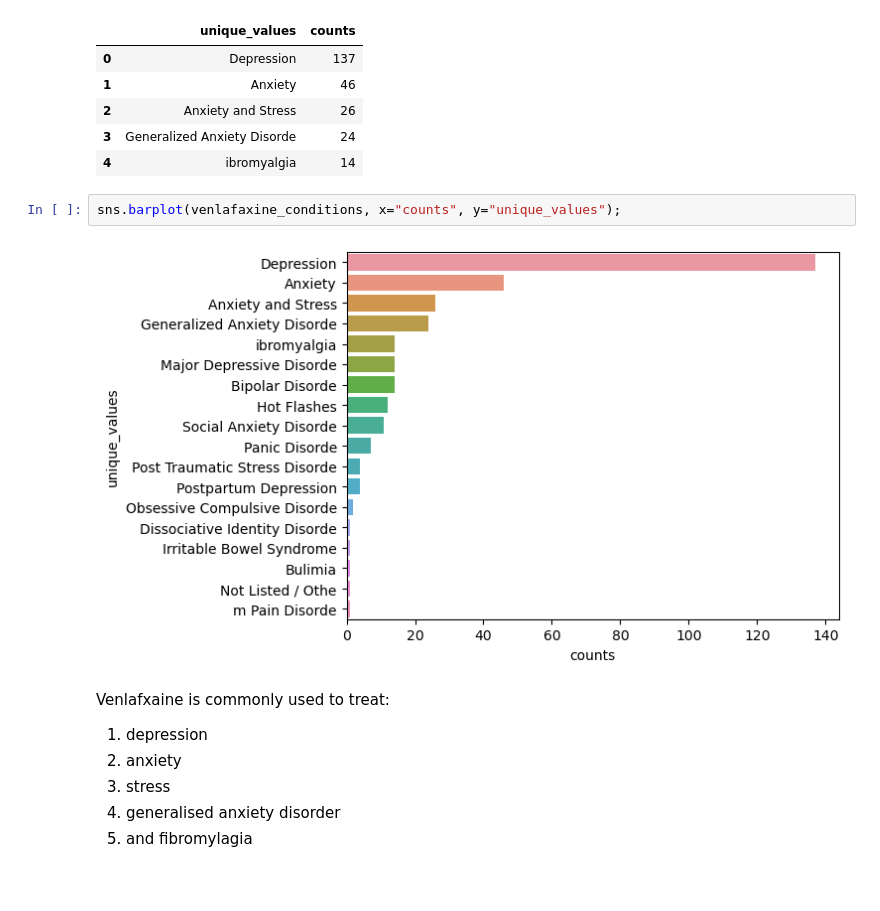
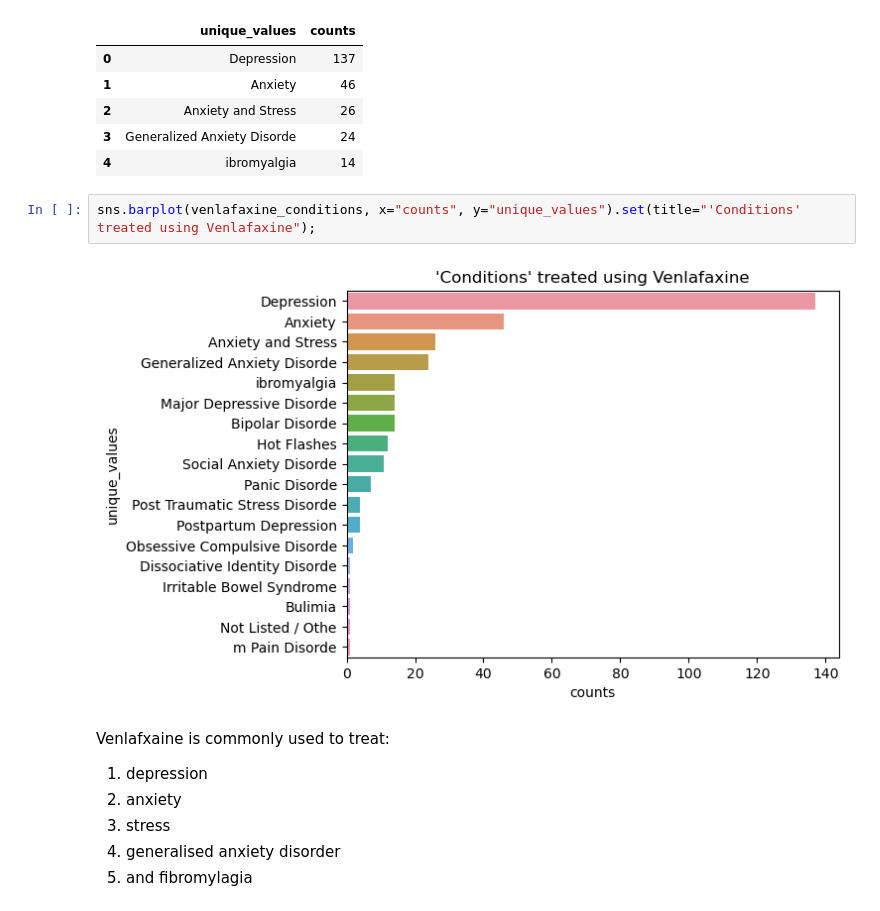
Before and after one commit to Sunuber/Personal_Project, a Jupyter notebook: Independent_Project.ipynb, the cells around one changed output. Drawn from its saved outputs; the diff is of its cells as text; blank space fills up the shorter version.

```diff
--- a/Independent_Project.ipynb
+++ b/Independent_Project.ipynb
@@ -556,9 +556,9 @@ venlafaxine_conditions.head(5)
 | 3 | Generalized Anxiety Disorde | 24 |
 | 4 | ibromyalgia | 14 |
 # %%
-sns.barplot(venlafaxine_conditions, x="counts", y="unique_values");
+sns.barplot(venlafaxine_conditions, x="counts", y="unique_values").set(title="'Conditions' treated using Venlafaxine");
 # %% [output]
-[figure, old version]
+[figure, new version]
 # %% [markdown]
 Venlafxaine is commonly used to treat:
 
```
Also changed, not shown: parts of 24 cells of this notebook.
